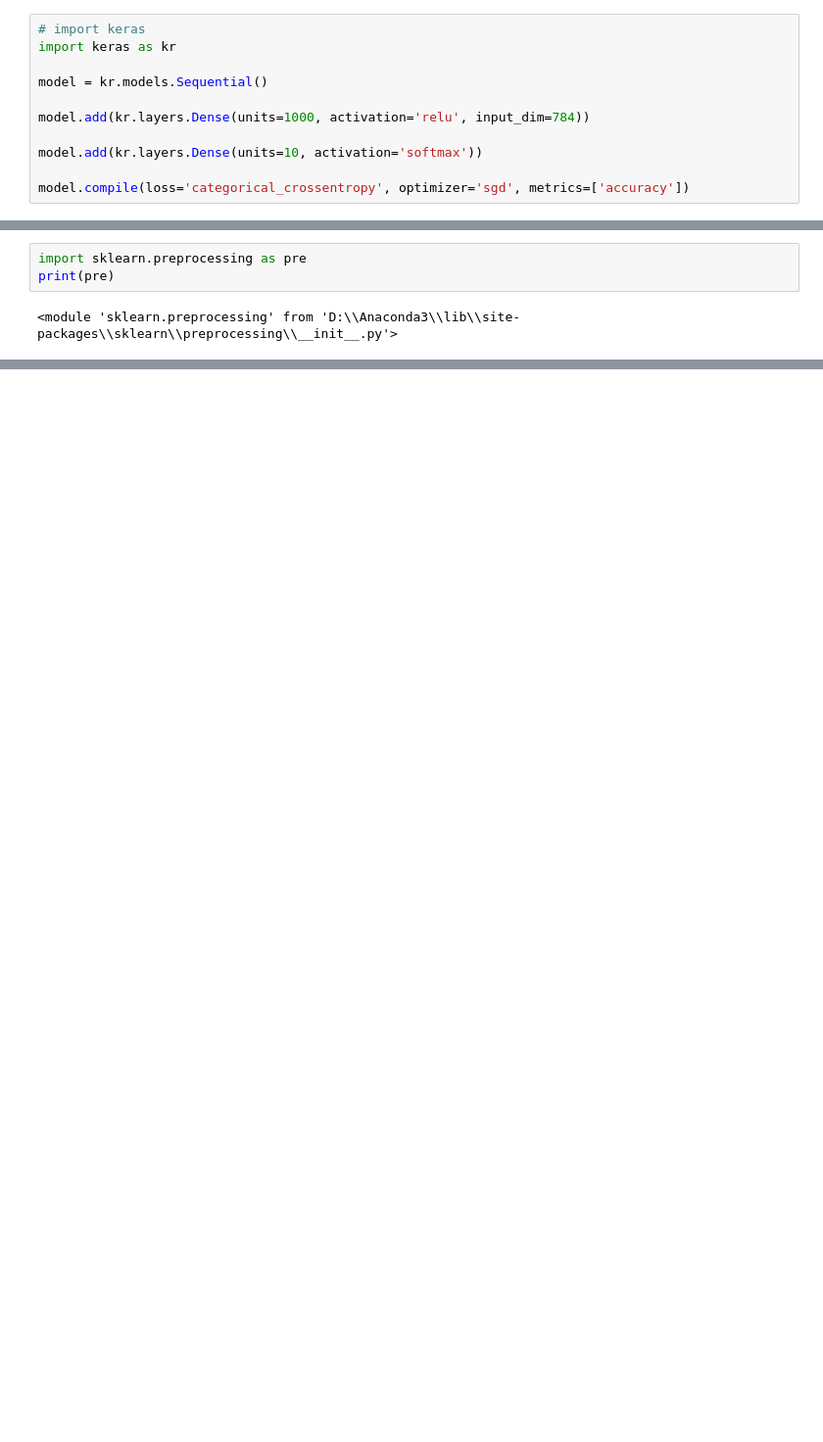
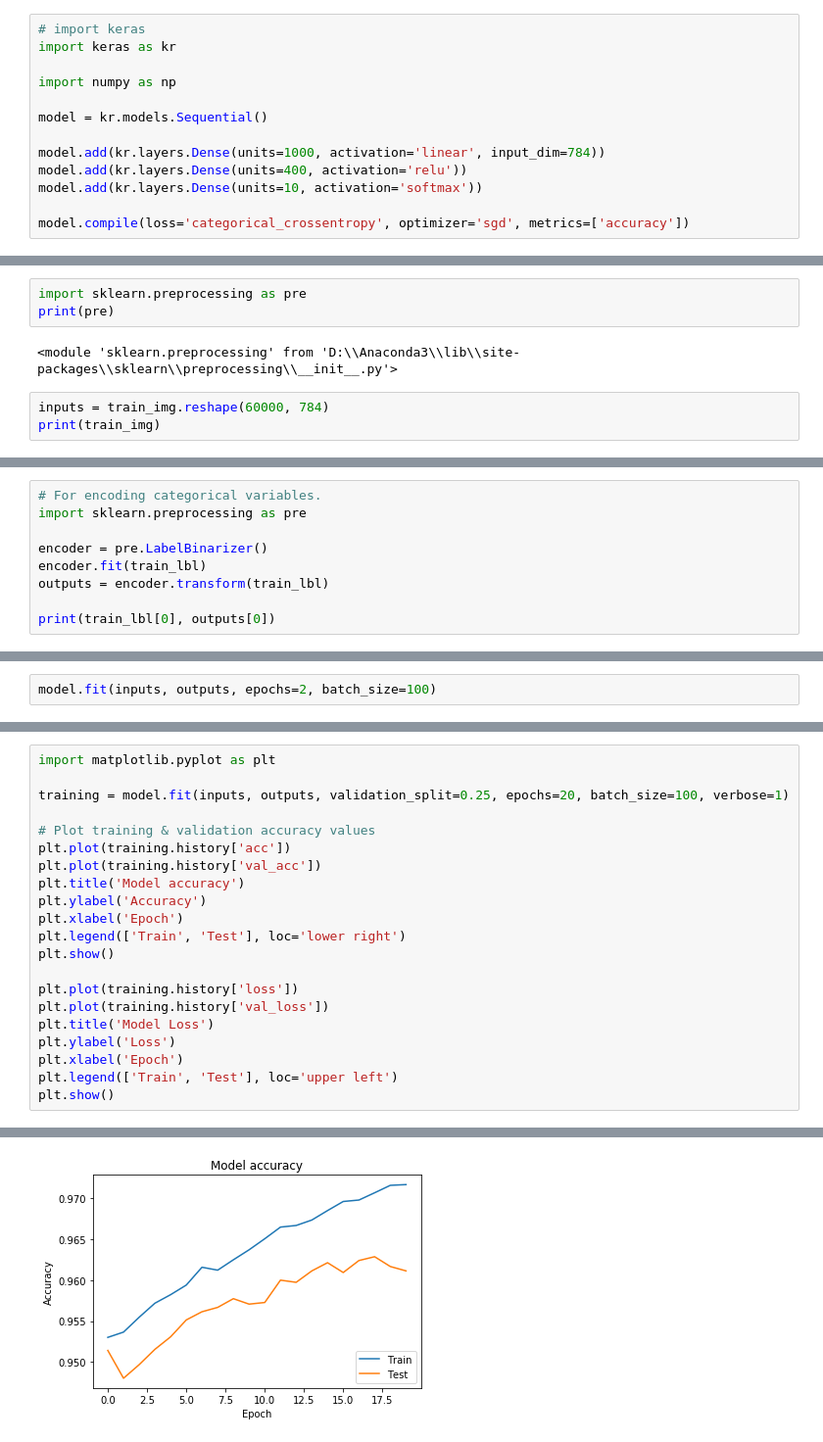
Before and after one commit to RCElucidator7/EmergingTechProject, a Jupyter notebook: Digit-Recognition/DigitRecogNotebook.ipynb, the cells around one changed output, grey strips where cells are left out. Shown at 98% size. Drawn from its saved outputs; the diff is of its cells as text; blank space fills up the shorter version.

```diff
--- a/Digit-Recognition/DigitRecogNotebook.ipynb
+++ b/Digit-Recognition/DigitRecogNotebook.ipynb
@@ -6,10 +6,12 @@
 # import keras
 import keras as kr
 
+import numpy as np
+
 model = kr.models.Sequential()
 
-model.add(kr.layers.Dense(units=1000, activation='relu', input_dim=784))
-
+model.add(kr.layers.Dense(units=1000, activation='linear', input_dim=784))
+model.add(kr.layers.Dense(units=400, activation='relu'))
 model.add(kr.layers.Dense(units=10, activation='softmax'))
 
 model.compile(loss='categorical_crossentropy', optimizer='sgd', metrics=['accuracy'])
@@ -58,3 +52,6 @@ import sklearn.preprocessing as pre
 print(pre)
 # %% [output]
 <module 'sklearn.preprocessing' from 'D:\\Anaconda3\\lib\\site-packages\\sklearn\\preprocessing\\__init__.py'>
+# %%
+inputs = train_img.reshape(60000, 784)
+print(train_img)
@@ -60,0 +76,9 @@ print(pre)
+# %%
+# For encoding categorical variables.
+import sklearn.preprocessing as pre
+
+encoder = pre.LabelBinarizer()
+encoder.fit(train_lbl)
+outputs = encoder.transform(train_lbl)
+
+print(train_lbl[0], outputs[0])
@@ -60,0 +101,2 @@ print(pre)
+# %%
+model.fit(inputs, outputs, epochs=2, batch_size=100)
@@ -60,0 +109,22 @@ print(pre)
+# %%
+import matplotlib.pyplot as plt
+
+training = model.fit(inputs, outputs, validation_split=0.25, epochs=20, batch_size=100, verbose=1)
+
+# Plot training & validation accuracy values
+plt.plot(training.history['acc'])
+plt.plot(training.history['val_acc'])
+plt.title('Model accuracy')
+plt.ylabel('Accuracy')
+plt.xlabel('Epoch')
+plt.legend(['Train', 'Test'], loc='lower right')
+plt.show()
+
+plt.plot(training.history['loss'])
+plt.plot(training.history['val_loss'])
+plt.title('Model Loss')
+plt.ylabel('Loss')
+plt.xlabel('Epoch')
+plt.legend(['Train', 'Test'], loc='upper left')
+plt.show()
+# %% [output]
@@ -60,0 +148 @@ print(pre)
+[figure, added]
```
Also changed, not shown: parts of 13 cells of this notebook, 6 other files.
